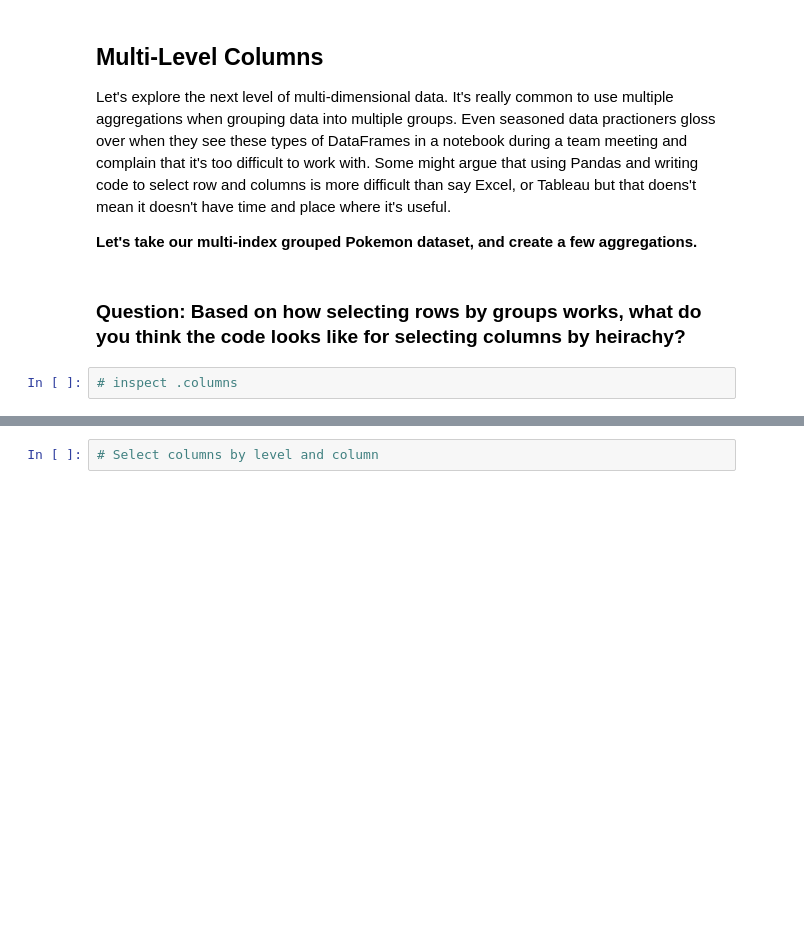
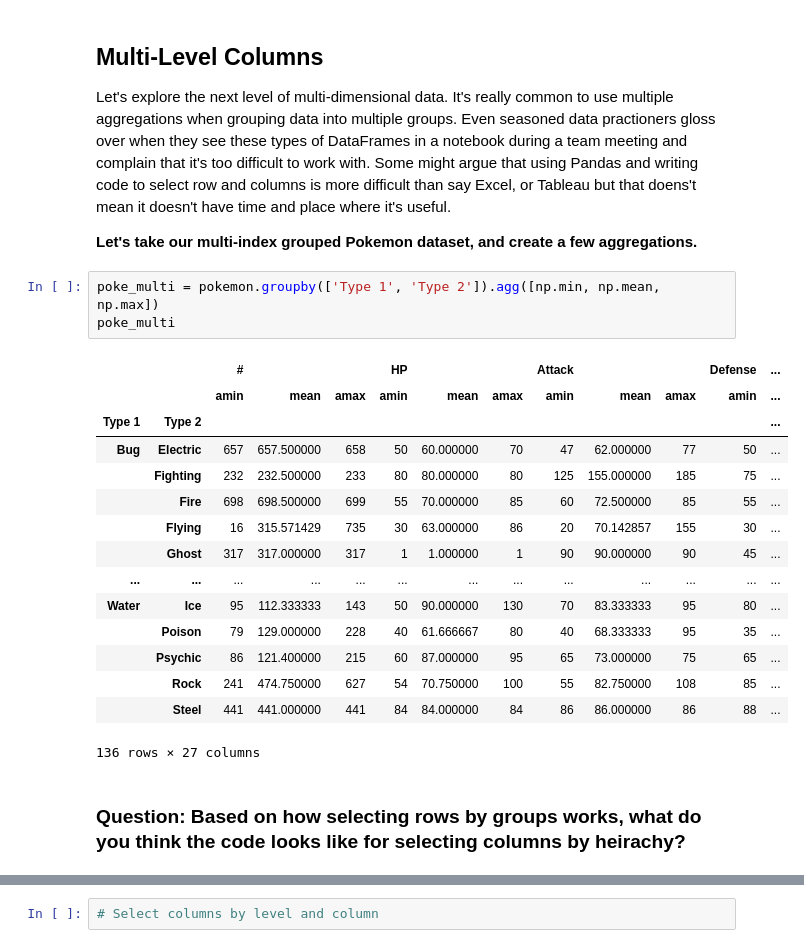
Before and after one commit to dyerrington/ai-advanced-pandas, a Jupyter notebook: notebooks/03_multi_indexing.ipynb, the cells around one changed output, grey strips where cells are left out. Saved outputs shown, nothing was run; the diff lists cells and outputs as text; blank space fills up the shorter version.

```diff
--- a/notebooks/03_multi_indexing.ipynb
+++ b/notebooks/03_multi_indexing.ipynb
@@ -94,7 +213,24 @@ subsets = ['Bug', 'Fire', 'Dragon']
 Let's explore the next level of multi-dimensional data.  It's really common to use multiple aggregations when grouping data into multiple groups.  Even seasoned data practioners gloss over when they see these types of DataFrames in a notebook during a team meeting and complain that it's too difficult to work with.  Some might argue that using Pandas and writing code to select row and columns is more difficult than say Excel, or Tableau but that doens't mean it doesn't have time and place where it's useful.
 
 **Let's take our multi-index grouped Pokemon dataset, and create a few aggregations.**
+# %%
+poke_multi = pokemon.groupby(['Type 1', 'Type 2']).agg([np.min, np.mean, np.max])
+poke_multi
+# %% [output]
+|  |  | # |  |  | HP |  |  | Attack |  |  | Defense | ... |
+|  |  | amin | mean | amax | amin | mean | amax | amin | mean | amax | amin | ... |
+| Type 1 | Type 2 |  |  |  |  |  |  |  |  |  |  | ... |
+| Bug | Electric | 657 | 657.500000 | 658 | 50 | 60.000000 | 70 | 47 | 62.000000 | 77 | 50 | ... |
+|  | Fighting | 232 | 232.500000 | 233 | 80 | 80.000000 | 80 | 125 | 155.000000 | 185 | 75 | ... |
+|  | Fire | 698 | 698.500000 | 699 | 55 | 70.000000 | 85 | 60 | 72.500000 | 85 | 55 | ... |
+|  | Flying | 16 | 315.571429 | 735 | 30 | 63.000000 | 86 | 20 | 70.142857 | 155 | 30 | ... |
+|  | Ghost | 317 | 317.000000 | 317 | 1 | 1.000000 | 1 | 90 | 90.000000 | 90 | 45 | ... |
+| ... | ... | ... | ... | ... | ... | ... | ... | ... | ... | ... | ... | ... |
+| Water | Ice | 95 | 112.333333 | 143 | 50 | 90.000000 | 130 | 70 | 83.333333 | 95 | 80 | ... |
+|  | Poison | 79 | 129.000000 | 228 | 40 | 61.666667 | 80 | 40 | 68.333333 | 95 | 35 | ... |
+|  | Psychic | 86 | 121.400000 | 215 | 60 | 87.000000 | 95 | 65 | 73.000000 | 75 | 65 | ... |
+|  | Rock | 241 | 474.750000 | 627 | 54 | 70.750000 | 100 | 55 | 82.750000 | 108 | 85 | ... |
+|  | Steel | 441 | 441.000000 | 441 | 84 | 84.000000 | 84 | 86 | 86.000000 | 86 | 88 | ... |
+136 rows × 27 columns
 # %% [markdown]
 ### Question:  Based on how selecting rows by groups works, what do you think the code looks like for selecting columns by heirachy?
-# %%
-# inspect .columns
```
Also changed, not shown: parts of 16 cells of this notebook, 3 other files.
